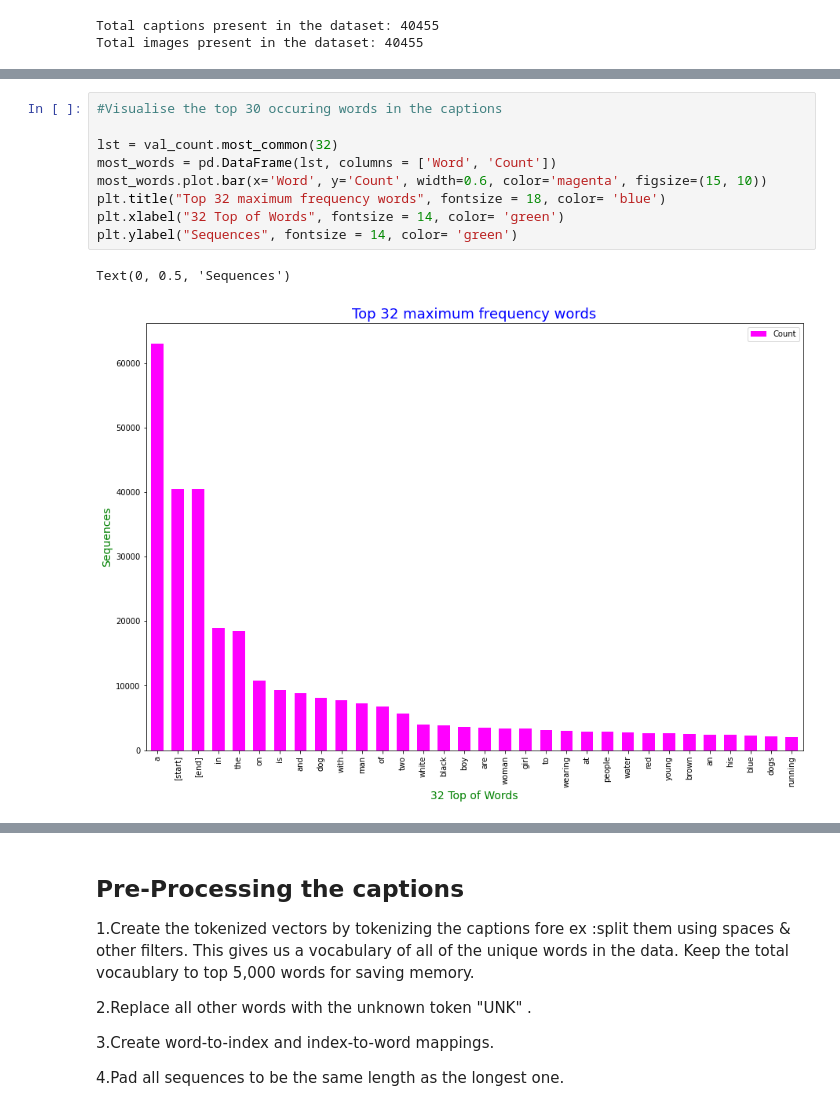
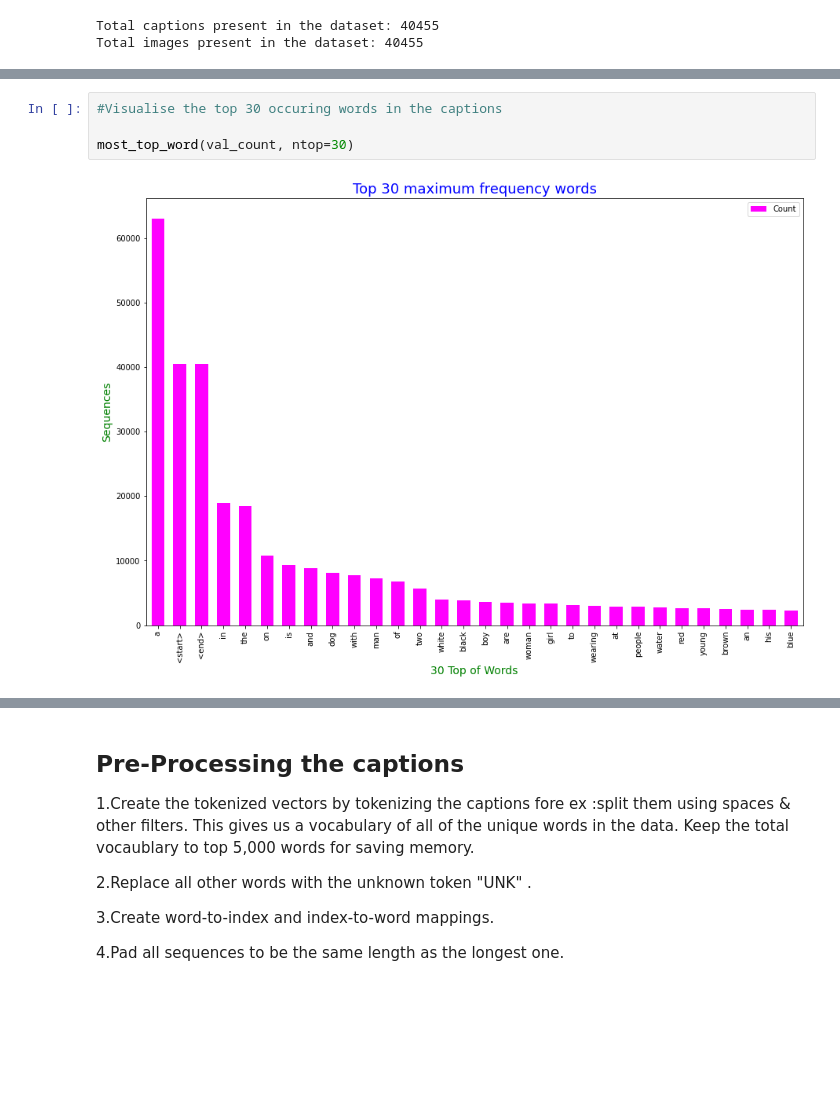
Before and after one commit to 20IP/assigment_eye_for_blind, a Jupyter notebook: Eye_for_blind_Starter_code.ipynb, the cells around one changed output, grey strips where cells are left out. Drawn from its saved outputs; the diff is of its cells as text; blank space fills up the shorter version.

```diff
--- a/Eye_for_blind_Starter_code.ipynb
+++ b/Eye_for_blind_Starter_code.ipynb
@@ -154,15 +154,9 @@ val_count.most_common(32)
  ('blue', 2268),
  ('dogs', 2125),
  ('running', 2073)]
-# %%
-#Visualise the top 30 occuring words in the captions
-
-lst = val_count.most_common(32)
-most_words = pd.DataFrame(lst, columns = ['Word', 'Count'])
-most_words.plot.bar(x='Word', y='Count', width=0.6, color='magenta', figsize=(15, 10))
-plt.title("Top 32 maximum frequency words", fontsize = 18, color= 'blue')
-plt.xlabel("32 Top of Words", fontsize = 14, color= 'green')
-plt.ylabel("Sequences", fontsize = 14, color= 'green')
-# %% [output]
-Text(0, 0.5, 'Sequences')
-[figure, removed]
+# %%
+#Visualise the top 30 occuring words in the captions
+
+most_top_word(val_count, ntop=30)
+# %% [output]
+[figure, added]
```
Also changed, not shown: parts of 19 cells of this notebook, 1 other file.
